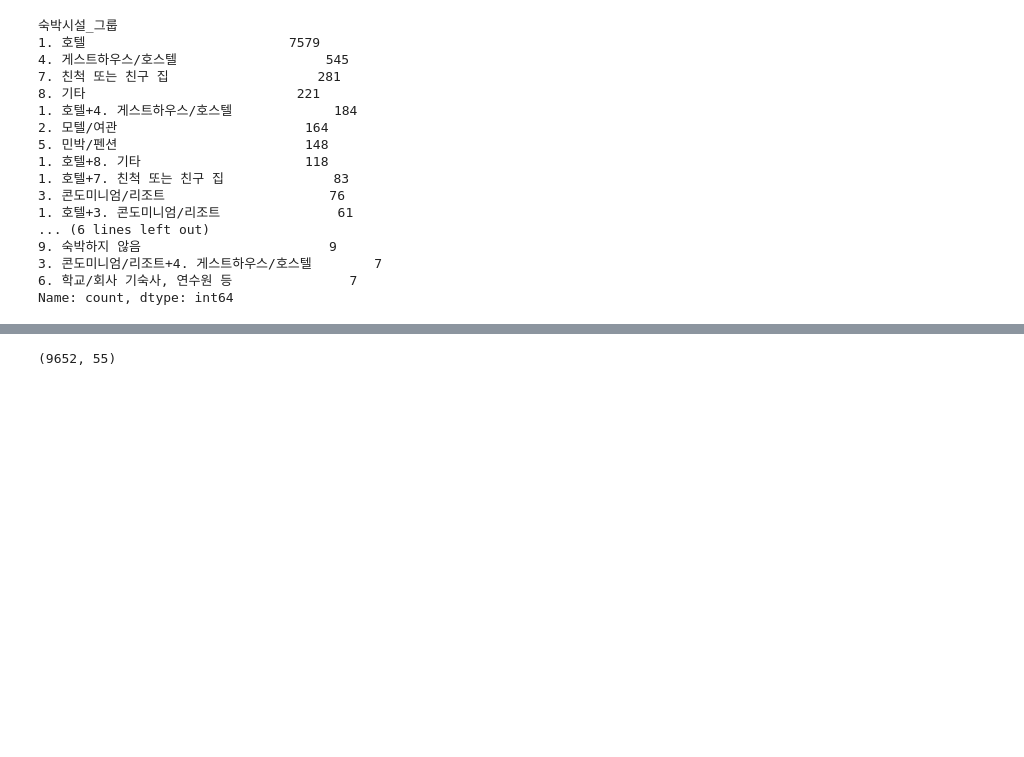
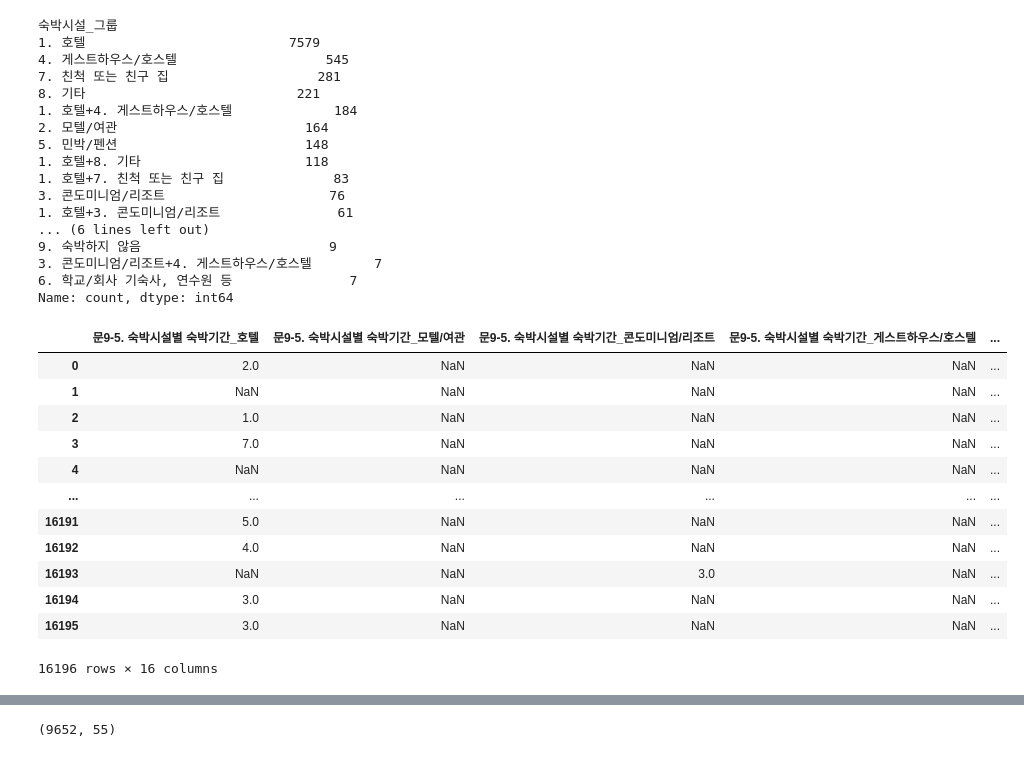
Before and after one commit to mariethecat08/korea-tour-recommender, a Jupyter notebook: notebooks/실험용/2차_전처리.ipynb, the cells around one changed output, grey strips where cells are left out. Drawn from its saved outputs; the diff is of its cells as text; code cells hidden in the pictures; blank space fills up the shorter version.

```diff
--- a/notebooks/실험용/2차_전처리.ipynb
+++ b/notebooks/실험용/2차_전처리.ipynb
@@ -116,3 +116,19 @@ print(df2['숙박시설_그룹'].value_counts(dropna=False).head(20))
 3. 콘도미니엄/리조트+4. 게스트하우스/호스텔        7
 6. 학교/회사 기숙사, 연수원 등               7
 Name: count, dtype: int64
+# %%
+df.loc[:,df.columns.str.contains('문9-5. 숙박시설별 숙박기간')]
+# %% [output]
+|  | 문9-5. 숙박시설별 숙박기간_호텔 | 문9-5. 숙박시설별 숙박기간_모텔/여관 | 문9-5. 숙박시설별 숙박기간_콘도미니엄/리조트 | 문9-5. 숙박시설별 숙박기간_게스트하우스/호스텔 | ... |
+| 0 | 2.0 | NaN | NaN | NaN | ... |
+| 1 | NaN | NaN | NaN | NaN | ... |
+| 2 | 1.0 | NaN | NaN | NaN | ... |
+| 3 | 7.0 | NaN | NaN | NaN | ... |
+| 4 | NaN | NaN | NaN | NaN | ... |
+| ... | ... | ... | ... | ... | ... |
+| 16191 | 5.0 | NaN | NaN | NaN | ... |
+| 16192 | 4.0 | NaN | NaN | NaN | ... |
+| 16193 | NaN | NaN | 3.0 | NaN | ... |
+| 16194 | 3.0 | NaN | NaN | NaN | ... |
+| 16195 | 3.0 | NaN | NaN | NaN | ... |
+16196 rows × 16 columns
```
Also changed, not shown: parts of 3 cells of this notebook, 6 other files.
